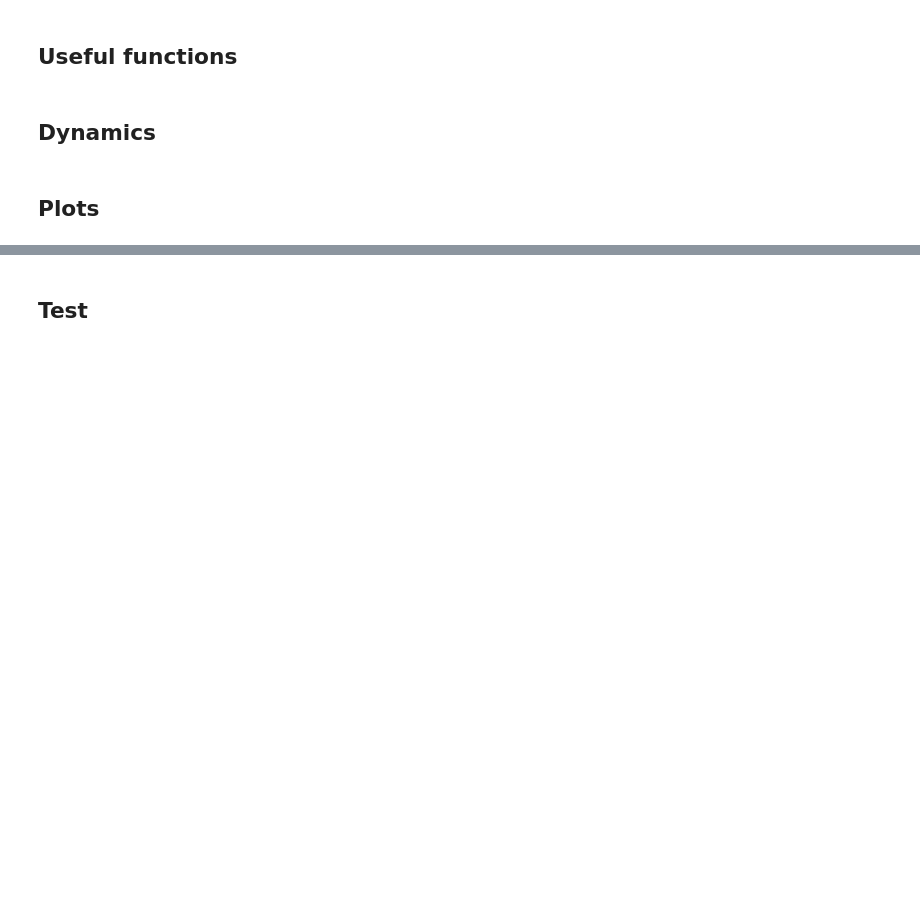
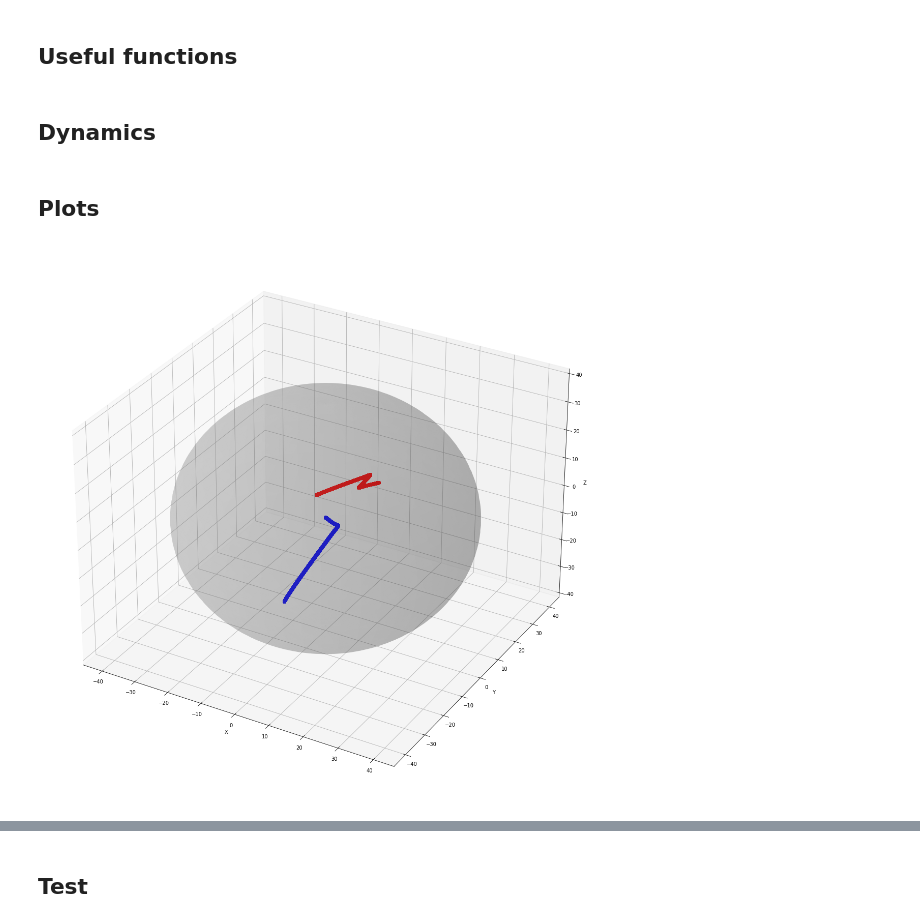
Before and after one commit to giuseppesimionato/gas-simulation, a Jupyter notebook: gas-simulation.ipynb, the cells around one changed output, grey strips where cells are left out. Drawn from its saved outputs; the diff is of its cells as text; code cells hidden in the pictures; blank space fills up the shorter version.

```diff
--- a/gas-simulation.ipynb
+++ b/gas-simulation.ipynb
@@ -177,6 +203,38 @@ for time in tqdm(range(MAX_TIME_STEPS)):
     #print(time, '\n', sample)
 # %% [markdown]
 ## Plots
+# %%
+def plot_particle_trajectory(x, y, z, x1,y1,z1, radius):
+    fig = plt.figure(figsize=(20,20))
+    ax = fig.add_subplot(111, projection='3d')
+
+    ax.plot(x, y, z, '--o', color='b')
+    ax.plot(x1, y1, z1, '--o', color='r')
+
+    u = np.linspace(0, 2 * np.pi, 100)
+    v = np.linspace(0, np.pi, 100)
+    x_sphere = radius * np.outer(np.cos(u), np.sin(v))
+    y_sphere = radius * np.outer(np.sin(u), np.sin(v))
+    z_sphere = radius * np.outer(np.ones(np.size(u)), np.cos(v))
+    ax.plot_surface(x_sphere, y_sphere, z_sphere, color='gray', alpha=0.2)
+
+    ax.set_xlabel('X')
+    ax.set_ylabel('Y')
+    ax.set_zlabel('Z')
+
+    plt.show()
+
+particle_number_0 = 0
+x_0 = np.array(sample[particle_number_0]['position'])[:,0]
+y_0 = np.array(sample[particle_number_0]['position'])[:,1]
+z_0 = np.array(sample[particle_number_0]['position'])[:,2]
+particle_number_1 = 1
+x_1 = np.array(sample[particle_number_1]['position'])[:,0]
+y_1 = np.array(sample[particle_number_1]['position'])[:,1]
+z_1 = np.array(sample[particle_number_1]['position'])[:,2]
+plot_particle_trajectory(x_0, y_0, z_0, x_1, y_1, z_1, MAX_DISTANCE)
+# %% [output]
+[figure, added]
 # %%
 plt.figure(figsize=(24,22))
 particle_number = 1
```
Also changed, not shown: parts of 6 cells of this notebook.
